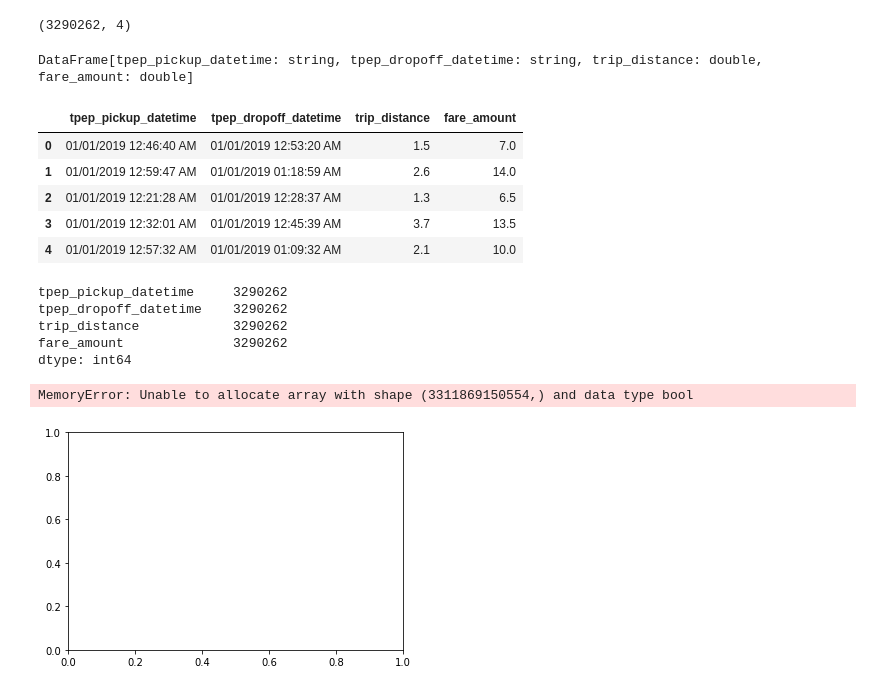
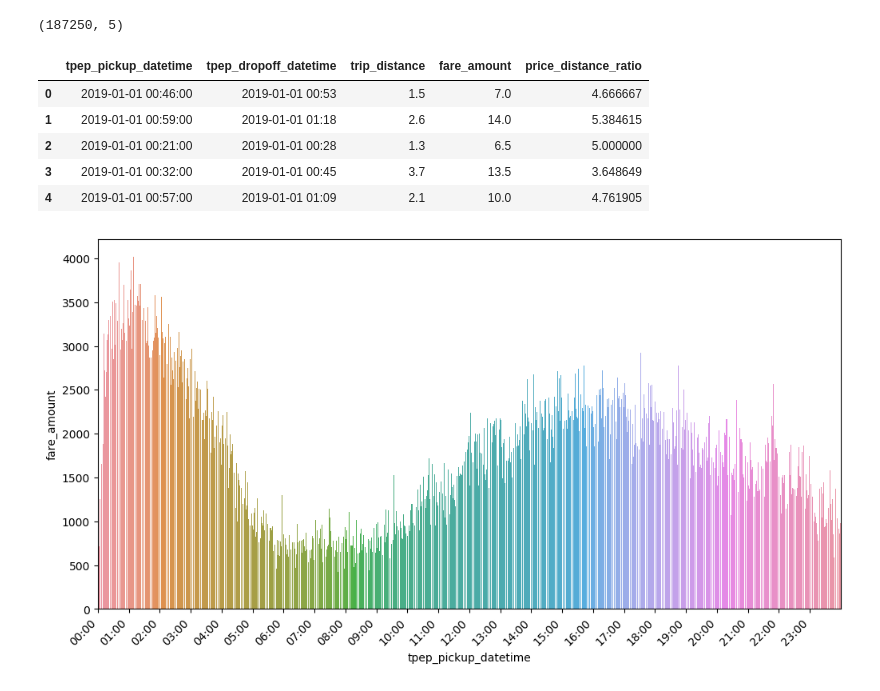
Before and after one commit to Matesanz/NYCTaxi_Spark, a Jupyter notebook: taxi-nyc.ipynb, the cells around one changed output. Drawn from its saved outputs; the diff is of its cells as text; code cells hidden in the pictures.

```diff
--- a/taxi-nyc.ipynb
+++ b/taxi-nyc.ipynb
@@ -7 +11,8 @@ from pyspark.sql import functions as F
+# %%
+# initialize SparkSession
+sparkSession = SparkSession\
+    .builder\
+    .master("local[8]")\
+    .appName('NYC Taxis January 2019')\
+    .getOrCreate()
 # %%
@@ -67,0 +73,7 @@ print((filt.count(), len(filt.columns)))
+# %%
+#Convert Date String to TimeStamp 24 H
+data_frame = filt.withColumn("tpep_pickup_datetime", F.from_unixtime(F.unix_timestamp(F.col(("tpep_pickup_datetime")), "MM/dd/yyyy hh:mm:ss aa"), "yyyy-MM-dd HH:mm"))
+data_frame = data_frame.withColumn("tpep_dropoff_datetime", F.from_unixtime(F.unix_timestamp(F.col(("tpep_dropoff_datetime")), "MM/dd/yyyy hh:mm:ss aa"), "yyyy-MM-dd HH:mm"))
+data_frame = data_frame.withColumn("price_distance_ratio", data_frame.fare_amount / data_frame.trip_distance)
+data_frame.show(10)
+data_frame.printSchema()
@@ -68,10 +98,6 @@ print((filt.count(), len(filt.columns)))
 # %%
-dataset_january = filt.where(F.col("tpep_pickup_datetime").between("01/01/2019",  "01/15/2019"))
+# Take Only data from 1st of January
+data_frame_january = data_frame.where(F.col("tpep_pickup_datetime").between("2019-01-01",  "2019-01-02"))
+print((data_frame_january.count(), len(data_frame_january.columns)))
+# %% [output]
+(187250, 5)
-# %%
-print((dataset_july.count(), len(dataset_july.columns)))
-# %% [output]
-(3290262, 4)
-# %%
-print(dataset_january)
-# %% [output]
-DataFrame[tpep_pickup_datetime: string, tpep_dropoff_datetime: string, trip_distance: double, fare_amount: double]
@@ -80,24 +104,25 @@ pd_dataset = dataset_january.toPandas()
 # %%
-pd_dataset['tpep_pickup_datetime'] = pd_dataset.['tpep_pickup_datetime'].astype('datetime64[ns]')
+#Convert to pandas to show results
+pd_dataset = data_frame_january.toPandas()
+pd_dataset['tpep_pickup_datetime'] = pd_dataset['tpep_pickup_datetime'].astype('datetime64[ns]')
+pd_dataset.head()
+# %% [output]
+|  | tpep_pickup_datetime | tpep_dropoff_datetime | trip_distance | fare_amount | price_distance_ratio |
+| 0 | 2019-01-01 00:46:00 | 2019-01-01 00:53 | 1.5 | 7.0 | 4.666667 |
+| 1 | 2019-01-01 00:59:00 | 2019-01-01 01:18 | 2.6 | 14.0 | 5.384615 |
+| 2 | 2019-01-01 00:21:00 | 2019-01-01 00:28 | 1.3 | 6.5 | 5.000000 |
+| 3 | 2019-01-01 00:32:00 | 2019-01-01 00:45 | 3.7 | 13.5 | 3.648649 |
+| 4 | 2019-01-01 00:57:00 | 2019-01-01 01:09 | 2.1 | 10.0 | 4.761905 |
-# %%
-pd_dataset.head()
-# %% [output]
-|  | tpep_pickup_datetime | tpep_dropoff_datetime | trip_distance | fare_amount |
-| 0 | 01/01/2019 12:46:40 AM | 01/01/2019 12:53:20 AM | 1.5 | 7.0 |
-| 1 | 01/01/2019 12:59:47 AM | 01/01/2019 01:18:59 AM | 2.6 | 14.0 |
-| 2 | 01/01/2019 12:21:28 AM | 01/01/2019 12:28:37 AM | 1.3 | 6.5 |
-| 3 | 01/01/2019 12:32:01 AM | 01/01/2019 12:45:39 AM | 3.7 | 13.5 |
-| 4 | 01/01/2019 12:57:32 AM | 01/01/2019 01:09:32 AM | 2.1 | 10.0 |
-# %%
-pd_dataset.count()
-# %% [output]
-tpep_pickup_datetime     3290262
-tpep_dropoff_datetime    3290262
-trip_distance            3290262
-fare_amount              3290262
-dtype: int64
-# %%
-sns.tsplot(data=pd_dataset, time="tpep_pickup_datetime")
-# %% [output]
-MemoryError: Unable to allocate array with shape (3311869150554,) and data type bool
-[figure, removed]
+# %%
+# Plot data
+
+fig, ax = plt.subplots(figsize = (12,6))
+fig = sns.barplot(x = "tpep_pickup_datetime", y = "fare_amount", data = pd_dataset, estimator = sum, ci = None, ax=ax)
+
+x_dates = pd_dataset['tpep_pickup_datetime'].dt.strftime('%H:00').sort_values().unique()
+ax.set_xticks(np.arange(0, 1440, 60))
+ax.set_xticklabels(labels=x_dates , rotation=45, ha='right')
+
+fig.get_figure().savefig("output.png")
+# %% [output]
+[figure, added]
```
Also changed, not shown: parts of 9 cells of this notebook.
